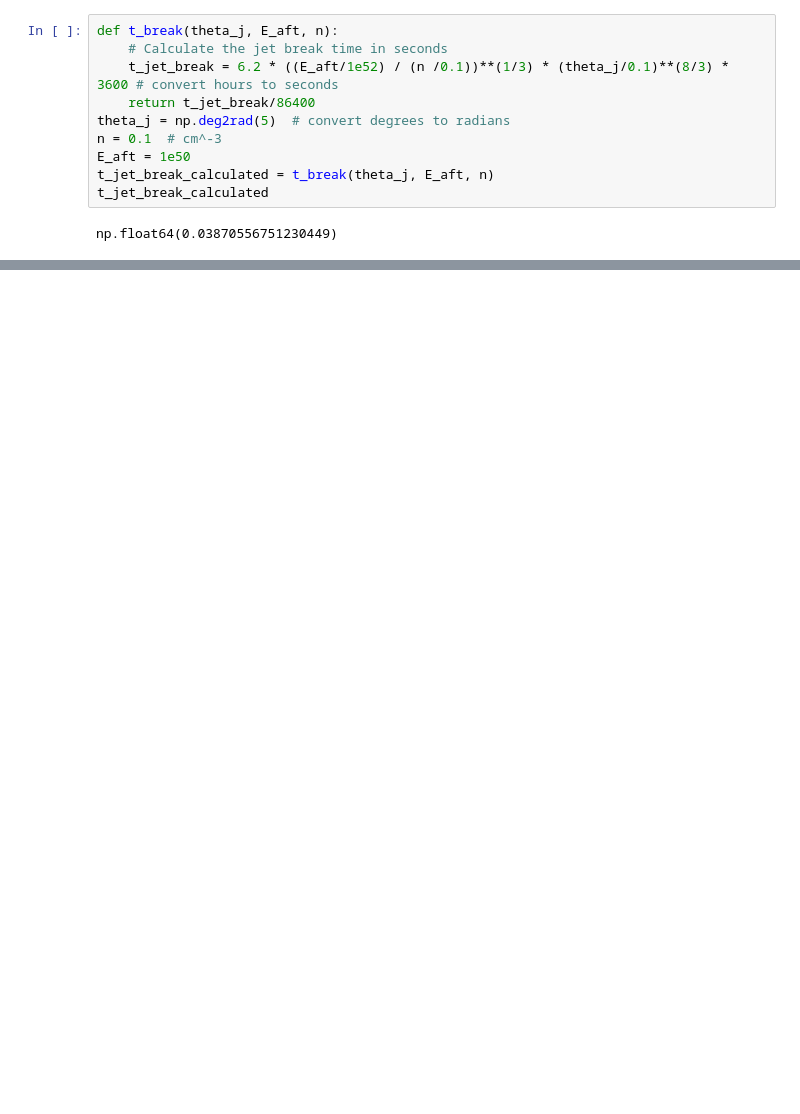
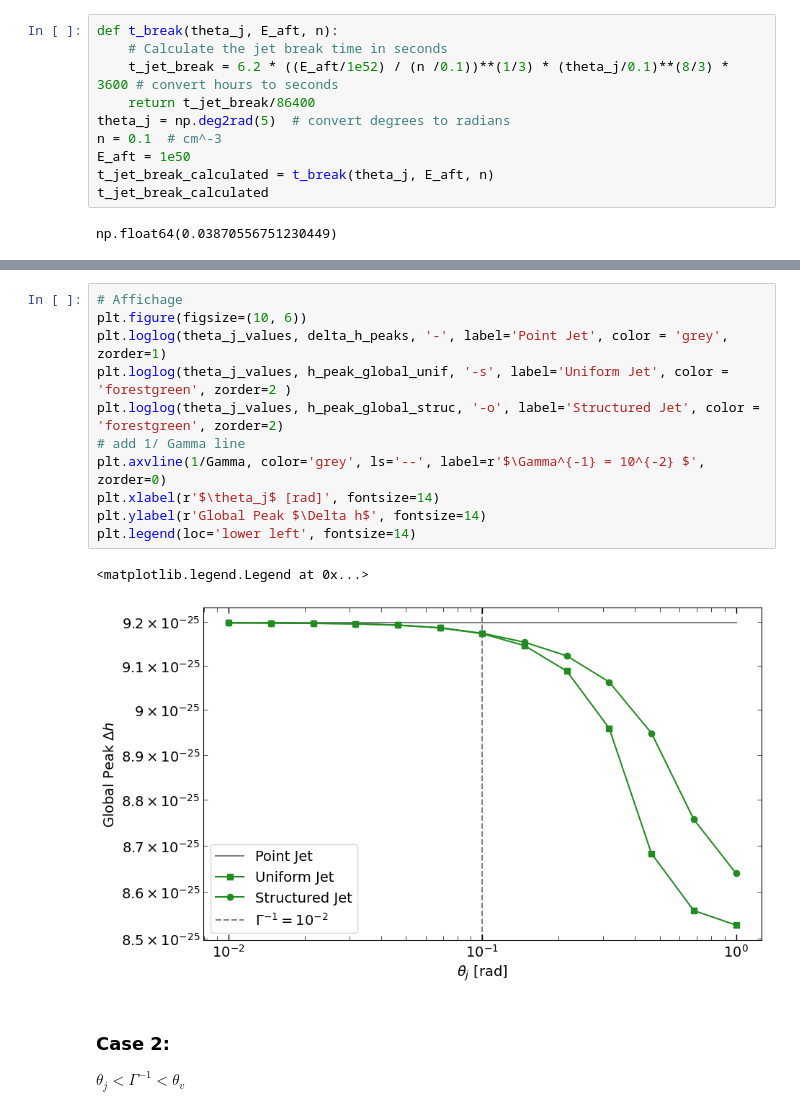
Before and after one commit to ThomasBastro/Memory_effect, a Jupyter notebook: Model_perso_grb_afterglow/grb_aft_test.ipynb, the cells around one changed output, grey strips where cells are left out. Saved outputs shown, nothing was run; the diff lists cells and outputs as text; blank space fills up the shorter version.

```diff
--- a/Model_perso_grb_afterglow/grb_aft_test.ipynb
+++ b/Model_perso_grb_afterglow/grb_aft_test.ipynb
@@ -158,0 +419,17 @@ np.float64(0.03870556751230449)
+# %%
+# Affichage
+plt.figure(figsize=(10, 6))
+plt.loglog(theta_j_values, delta_h_peaks, '-', label='Point Jet', color = 'grey', zorder=1)
+plt.loglog(theta_j_values, h_peak_global_unif, '-s', label='Uniform Jet', color = 'forestgreen', zorder=2 )
+plt.loglog(theta_j_values, h_peak_global_struc, '-o', label='Structured Jet', color = 'forestgreen', zorder=2)
+# add 1/ Gamma line
+plt.axvline(1/Gamma, color='grey', ls='--', label=r'$\Gamma^{-1} = 10^{-2} $', zorder=0)
+plt.xlabel(r'$\theta_j$ [rad]', fontsize=14)
+plt.ylabel(r'Global Peak $\Delta h$', fontsize=14)
+plt.legend(loc='lower left', fontsize=14)
+# %% [output]
+<matplotlib.legend.Legend at 0x...>
+[figure, added]
+# %% [markdown]
+### Case 2:
+$\theta_j <\Gamma^{-1}  < \theta_v$
```
Also changed, not shown: parts of 25 cells of this notebook, 57 other files.
